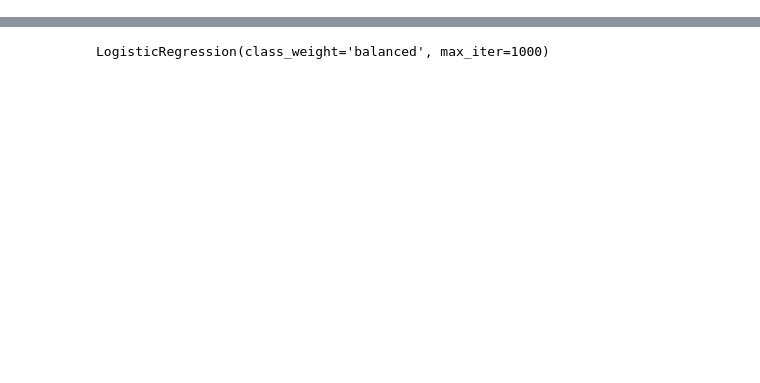
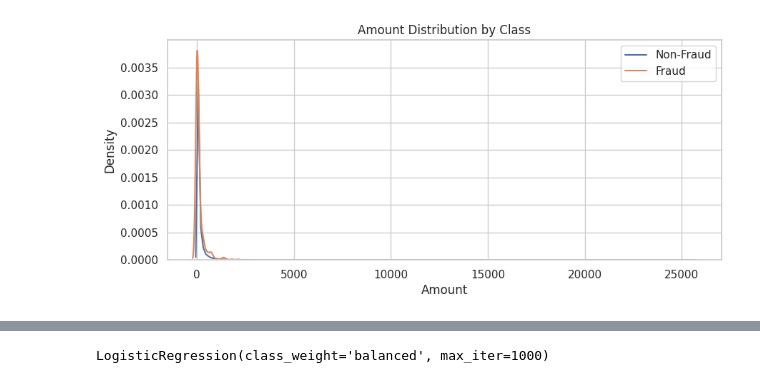
Before and after one commit to alokrajmindfire/fraud-detection, a Jupyter notebook: app/notebook/ccd.ipynb, the cells around one changed output, grey strips where cells are left out. Saved outputs shown, nothing was run; the diff lists cells and outputs as text; code cells hidden in the pictures; blank space fills up the shorter version.

```diff
--- a/app/notebook/ccd.ipynb
+++ b/app/notebook/ccd.ipynb
@@ -106 +128,10 @@ df.isnull().sum()
 dtype: int64
+# %%
+plt.figure(figsize=(10,4))
+sns.kdeplot(df[df.Class==0]['Amount'], label='Non-Fraud')
+sns.kdeplot(df[df.Class==1]['Amount'], label='Fraud')
+plt.legend()
+plt.title("Amount Distribution by Class")
+plt.show()
+# %% [output]
+[figure, added]
```
Also changed, not shown: parts of 26 cells of this notebook, 3 other files.
